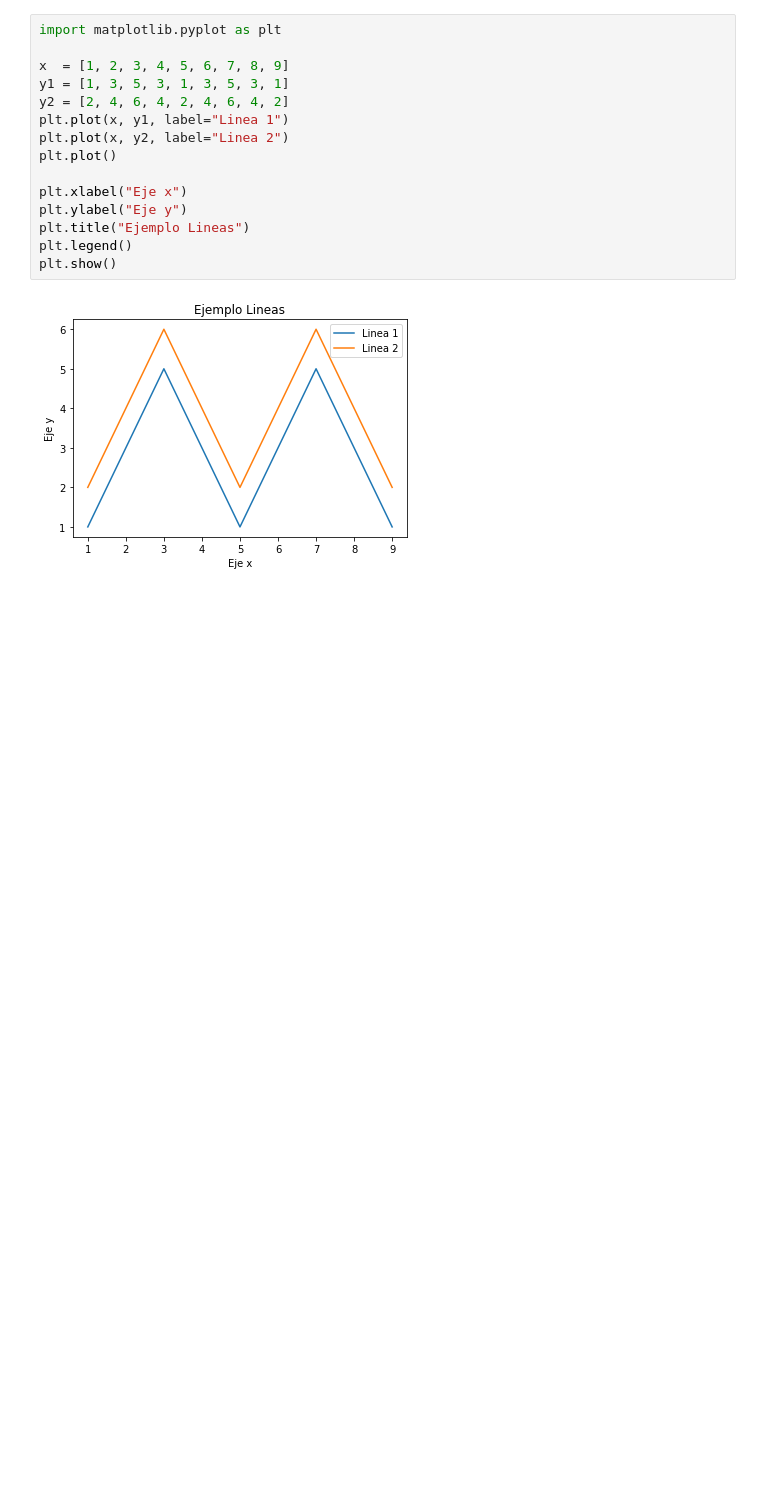
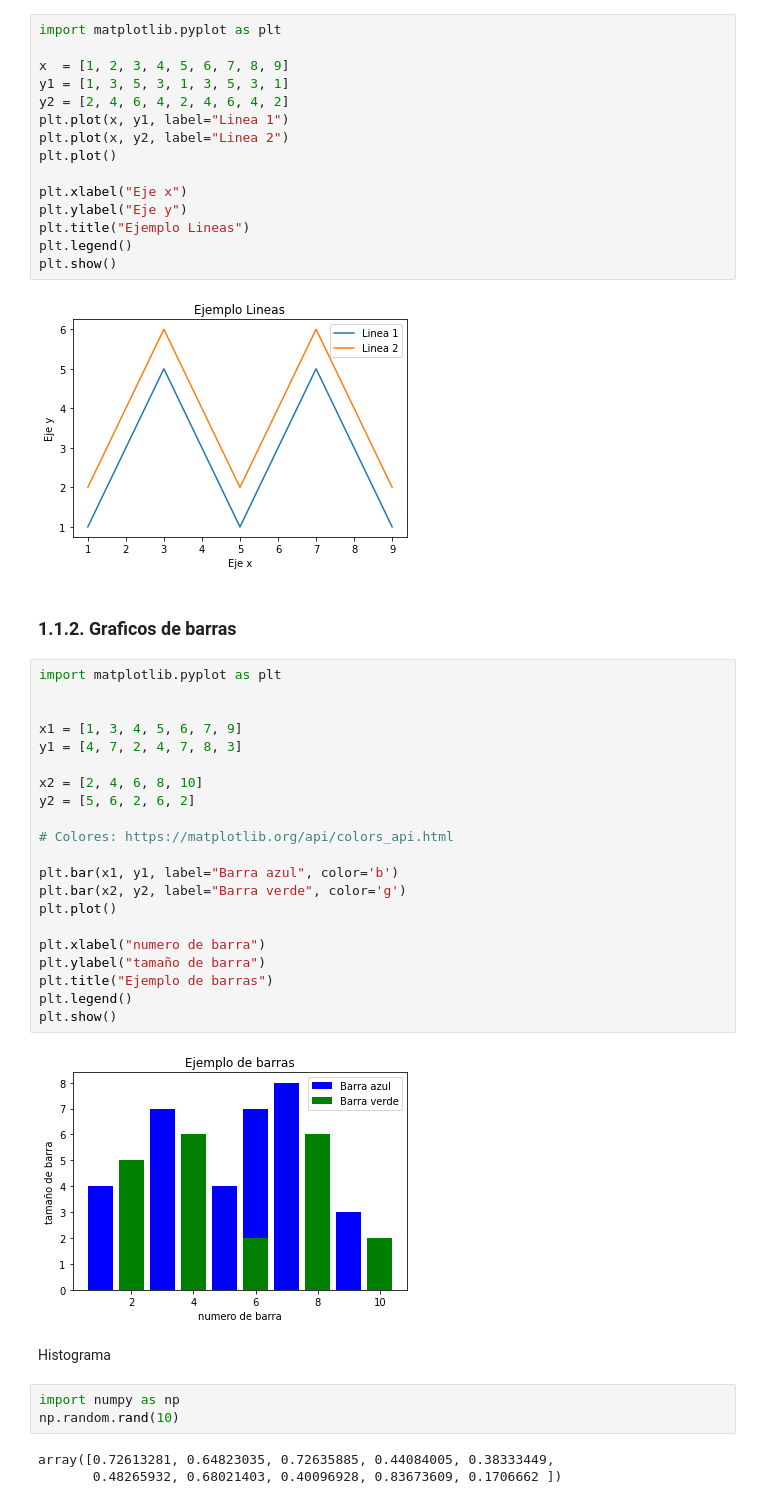
Before and after one commit to jorgeiv500/Data-viz, a Jupyter notebook: DataViz2021_2.ipynb, the cells around one changed output. Drawn from its saved outputs; the diff is of its cells as text; blank space fills up the shorter version.

```diff
--- a/DataViz2021_2.ipynb
+++ b/DataViz2021_2.ipynb
@@ -38,3 +38,36 @@ plt.legend()
 plt.show()
 # %% [output]
 [figure]
+# %% [markdown]
+### 1.1.2. Graficos de barras
+# %%
+import matplotlib.pyplot as plt
+
+
+x1 = [1, 3, 4, 5, 6, 7, 9]
+y1 = [4, 7, 2, 4, 7, 8, 3]
+
+x2 = [2, 4, 6, 8, 10]
+y2 = [5, 6, 2, 6, 2]
+
+# Colores: https://matplotlib.org/api/colors_api.html
+
+plt.bar(x1, y1, label="Barra azul", color='b')
+plt.bar(x2, y2, label="Barra verde", color='g')
+plt.plot()
+
+plt.xlabel("numero de barra")
+plt.ylabel("tamaño de barra")
+plt.title("Ejemplo de barras")
+plt.legend()
+plt.show()
+# %% [output]
+[figure, added]
+# %% [markdown]
+ Histograma
+# %%
+import numpy as np
+np.random.rand(10)
+# %% [output]
+array([0.72613281, 0.64823035, 0.72635885, 0.44084005, 0.38333449,
+       0.48265932, 0.68021403, 0.40096928, 0.83673609, 0.1706662 ])
```
Also changed, not shown: parts of 11 cells of this notebook.
